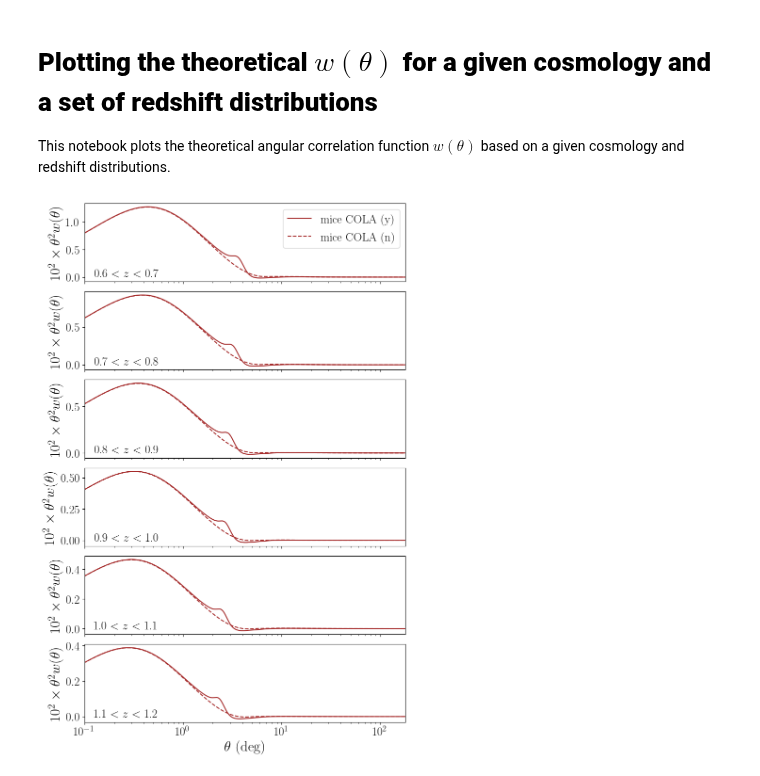
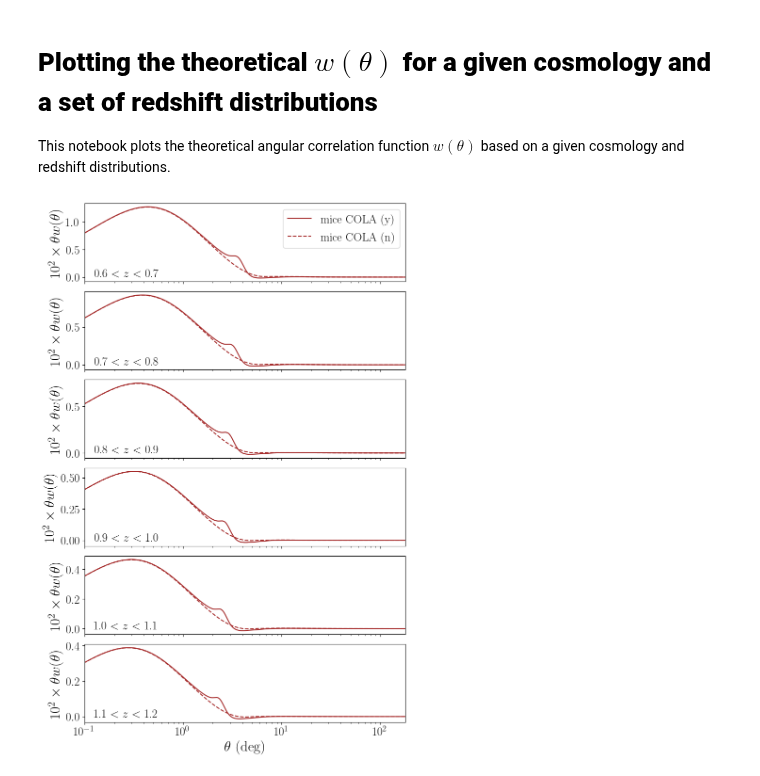
Before and after one commit to juanejo95/BAOfit_wtheta, a Jupyter notebook: nb_plot_wtheta_template.ipynb, the cells around one changed output. Saved outputs shown, nothing was run; the diff lists cells and outputs as text; code cells hidden in the pictures.

Commit message:
Corrected typo in the ylabel

```diff
--- a/nb_plot_wtheta_template.ipynb
+++ b/nb_plot_wtheta_template.ipynb
@@ -75,32 +75,32 @@ for cosmology_template in cosmology_templates:
                     base_path=None,
                 )
                 wtheta_dict = template_initializer.load_wtheta(bin_z)
 
                 theta = wtheta_dict["bb"][:, 0]
                 wtheta_bb[bin_z] = wtheta_dict["bb"][:, 1]
                 wtheta_bf[bin_z] = wtheta_dict["bf"][:, 1]
                 wtheta_ff[bin_z] = wtheta_dict["ff"][:, 1]
 
                 wtheta[bin_z] = galaxy_bias[bin_z] ** 2 * wtheta_bb[bin_z] + galaxy_bias[bin_z] * wtheta_bf[bin_z] + wtheta_ff[bin_z]
 
                 ax.semilogx(theta * 180 / np.pi, 100 * (theta * 180 / np.pi) * wtheta[bin_z], label=label, color=color, linestyle=linestyle[include_wiggles])
 
             z_edge = z_edges[bin_z]
             if bin_z == nbins_max - 1:
                 ax.set_xlabel(r"$\theta$ (deg)", fontsize=22)
-            ax.set_ylabel(r"$10^2 \times \theta^2 w(\theta)$", fontsize=22)
+            ax.set_ylabel(r"$10^2 \times \theta w(\theta)$", fontsize=22)
             ax.set_xlim([10**-1, 180])
             ax.tick_params(axis="x", labelsize=18)
             ax.tick_params(axis="y", labelsize=18)
 
             if nbins[nz_flag] == nbins_max and not text_added[bin_z]:
                 ax.text(0.13, 0.1, f"{z_edge[0]} $< z <$ {z_edge[1]}", ha="center", va="center", transform=ax.transAxes, fontsize=18)
                 text_added[bin_z] = True
 
         # if cosmology_template == cosmology_templates[0]:  # Add legend only to the first cosmology template
         axs[0].legend(loc="upper right", fontsize=18, ncol=len(cosmology_templates) * len(nz_flags))
 
 plt.tight_layout()
 plt.show()
 # %% [output]
-[figure, old version]
+[figure, new version]
```
